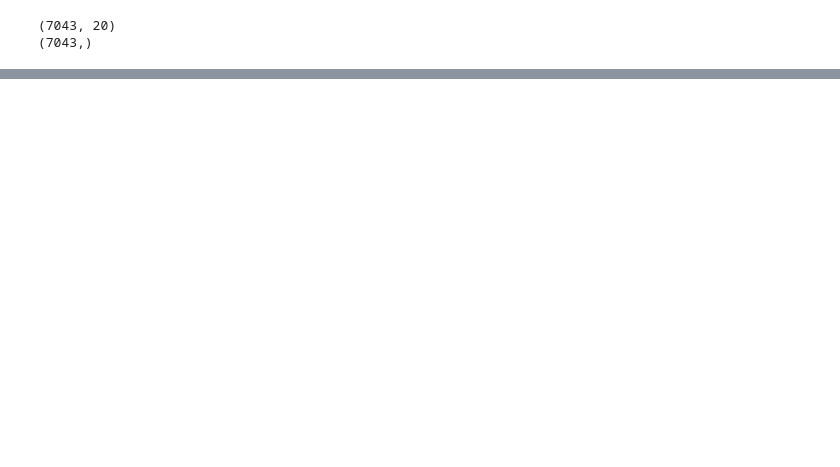
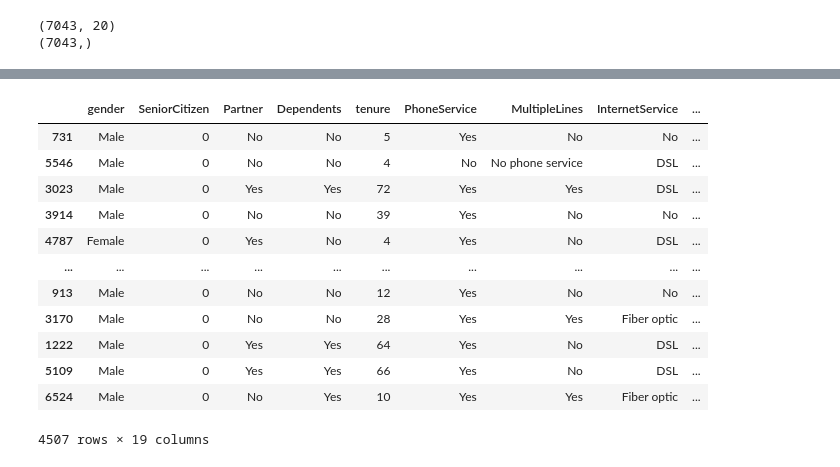
Before and after one commit to duybluemind1988/project_py, a Jupyter notebook: Learning_ds/Python pipeline.ipynb, the cells around one changed output, grey strips where cells are left out. Cells and saved outputs as stored; diff of their text form; code cells hidden in the pictures; blank space fills up the shorter version.

```diff
--- a/Learning_ds/Python pipeline.ipynb
+++ b/Learning_ds/Python pipeline.ipynb
@@ -813,19 +834,17 @@ X_train, X_val, y_train, y_val = model_selection.train_test_split(X_train_a, y_t
 # %%
-from sklearn.base import BaseEstimator, TransformerMixin
-
+# Drop columns features
 class DropSomeColumns(BaseEstimator, TransformerMixin):
 
-    def __init__(self, cols):
-        if not isinstance(cols, list):
-            self.cols = [cols]
-        else:
-            self.cols = cols
+    def __init__(self, feature_name):
+        self.feature_name = feature_name
 
     def fit(self, X: pd.DataFrame, y: pd.Series):
         # there is nothing to fit
         return self
 
     def transform(self, X:pd.DataFrame):
-        X = X.copy()
-        return X[self.cols]
+        X = X.copy() # creating a copy to avoid changes to original dataset
+        X = X.drop(columns=self.feature_name)
+        #X = X[self.feature_name]
+        return X
 # %%
@@ -834,0 +859,17 @@ TypeError: type object argument after * must be an iterable, not DropSomeColumns
+# %%
+X_train_new=pipe.transform(X_train)
+X_train_new
+# %% [output]
+|  | gender | SeniorCitizen | Partner | Dependents | tenure | PhoneService | MultipleLines | InternetService | ... |
+| 731 | Male | 0 | No | No | 5 | Yes | No | No | ... |
+| 5546 | Male | 0 | No | No | 4 | No | No phone service | DSL | ... |
+| 3023 | Male | 0 | Yes | Yes | 72 | Yes | Yes | DSL | ... |
+| 3914 | Male | 0 | No | No | 39 | Yes | No | No | ... |
+| 4787 | Female | 0 | Yes | No | 4 | Yes | No | DSL | ... |
+| ... | ... | ... | ... | ... | ... | ... | ... | ... | ... |
+| 913 | Male | 0 | No | No | 12 | Yes | No | No | ... |
+| 3170 | Male | 0 | No | No | 28 | Yes | Yes | Fiber optic | ... |
+| 1222 | Male | 0 | Yes | Yes | 64 | Yes | No | DSL | ... |
+| 5109 | Male | 0 | Yes | Yes | 66 | Yes | No | DSL | ... |
+| 6524 | Male | 0 | No | Yes | 10 | Yes | Yes | Fiber optic | ... |
+4507 rows × 19 columns
```
Also changed, not shown: parts of 5 cells of this notebook.
